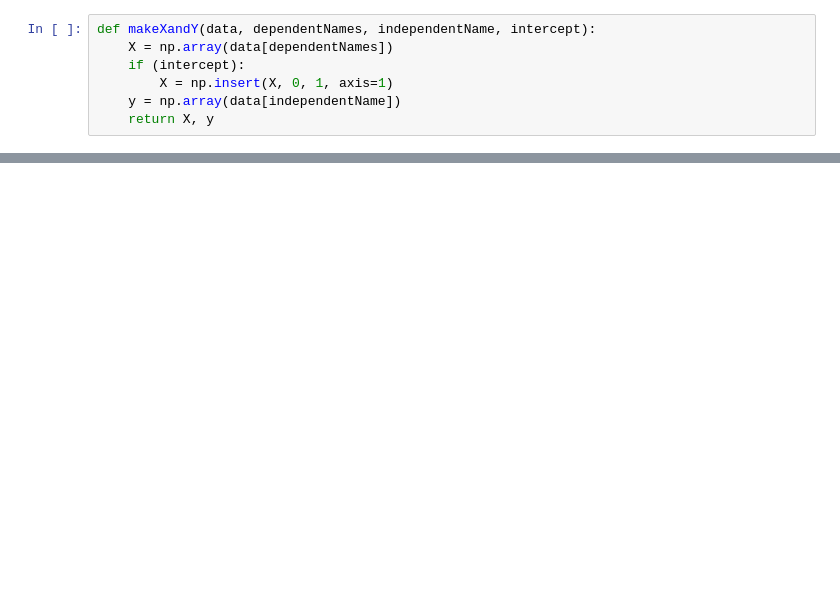
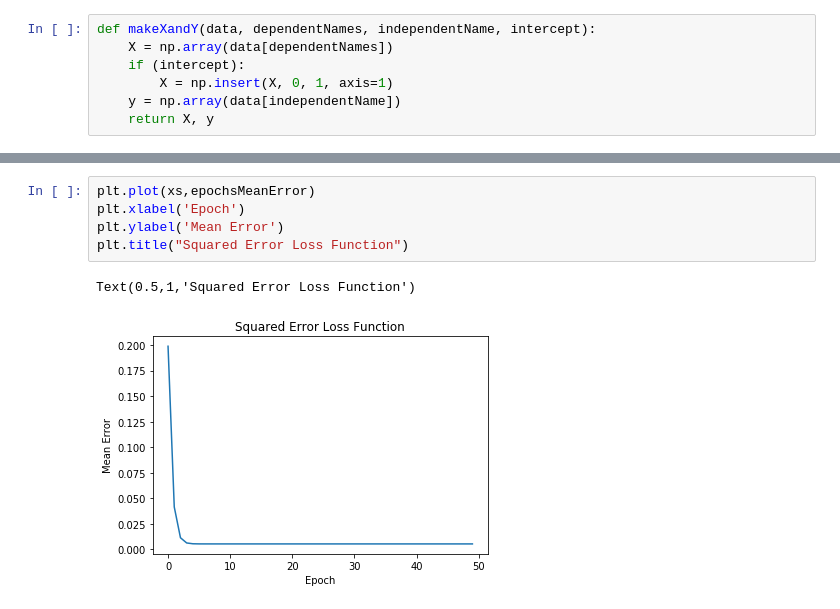
Before and after one commit to jameslabundis/data-401-project-2, a Jupyter notebook: testingNeural.ipynb, the cells around one changed output, grey strips where cells are left out. Saved outputs shown, nothing was run; the diff lists cells and outputs as text; blank space fills up the shorter version.

```diff
--- a/testingNeural.ipynb
+++ b/testingNeural.ipynb
@@ -409,0 +382,8 @@ array([[ 0.53518532,  0.2082547 ,  1.55785103],
+# %%
+plt.plot(xs,epochsMeanError)
+plt.xlabel('Epoch')
+plt.ylabel('Mean Error')
+plt.title("Squared Error Loss Function")
+# %% [output]
+Text(0.5,1,'Squared Error Loss Function')
+[figure, added]
```
Also changed, not shown: parts of 28 cells of this notebook.
